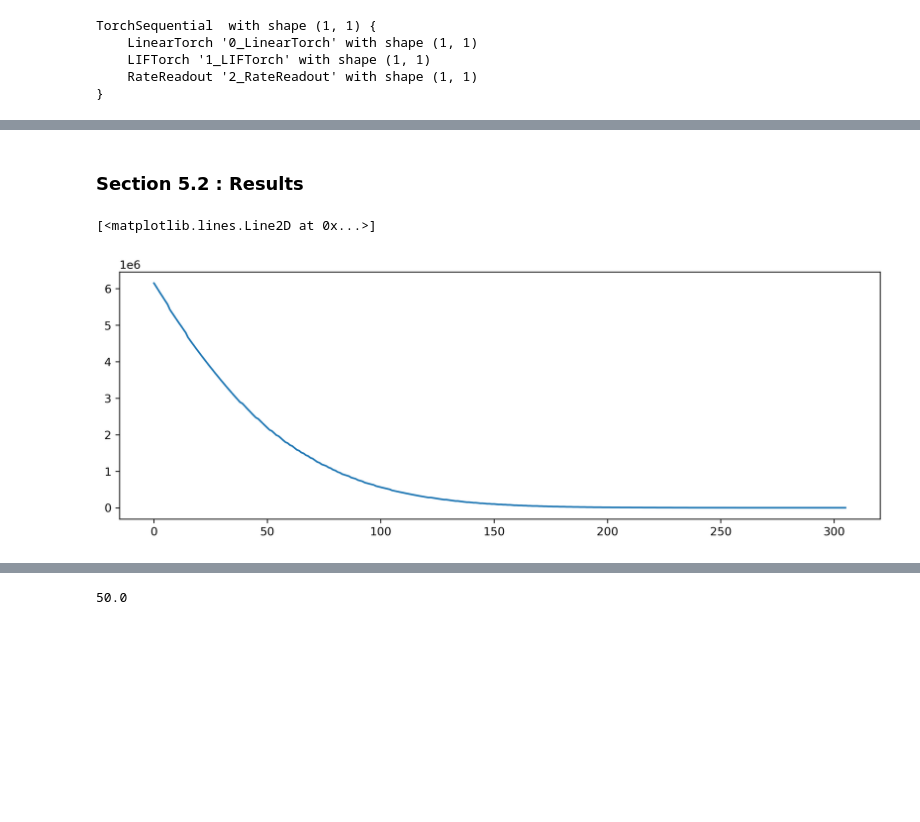
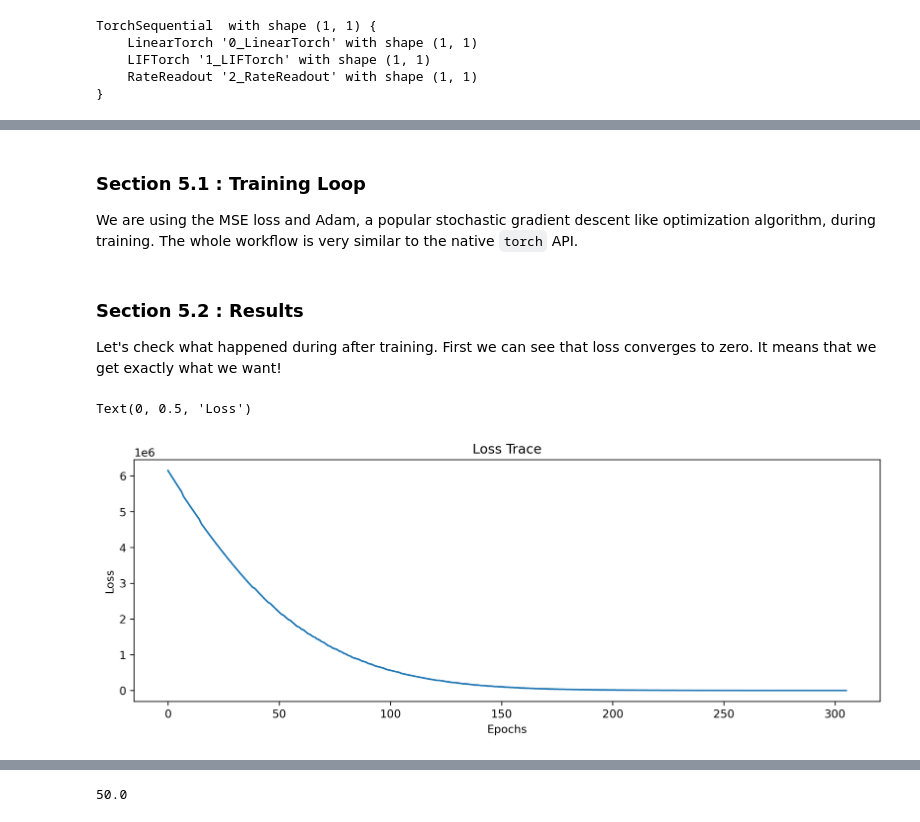
Before and after one commit to synsense/snn-workshop-amld-2022, a Jupyter notebook: 3. Training SNNs from scracth/training_snn_rate.ipynb, the cells around one changed output, grey strips where cells are left out. Cells and saved outputs as stored; diff of their text form; code cells hidden in the pictures; blank space fills up the shorter version.

Commit message:
section 5 and conclusion done

```diff
--- a/3. Training SNNs from scracth/training_snn_rate.ipynb
+++ b/3. Training SNNs from scracth/training_snn_rate.ipynb
@@ -390,30 +385,55 @@ TorchSequential  with shape (1, 1) {
+# %% [markdown]
+### Section 5.1 : Training Loop
+
+We are using the MSE loss and Adam, a popular stochastic gradient descent like optimization algorithm, during training. The whole workflow is very similar to the native `torch` API.
 # %%
-optim = Adam(model.parameters().astorch(), lr=1e-2)
+# Configure the optimization
+epochs = 1000
+learning_rate = 1e-2
+
+# Construct the optimizer
+optim = Adam(model.parameters().astorch(), lr=learning_rate)
+
+# Record the loss and parameters changes
 param_trace = []
 loss_trace = []
-grad_trace = []
 
-for i in tqdm(range(1000)):
+for i in tqdm(range(epochs)):
+
+    # Reset the state variables: Vmem, Isyn, spikes
     model.reset_state()
+
+    # Reset the optimizer
     optim.zero_grad()
-    out, state, rec = model.evolve(spike_ts, record=True)
 
-    # Calculate rate here
+    # Run model
+    out, state, rec = model(spike_ts, record=True)
+
+    # Calculate the MSE loss between expected rate and the target
     loss = crit(target, out)
     loss_trace.append(loss.item())
 
+    # Early stopping criteria
     if loss == 0:
         break
 
+    # Error backpropagation : readout -> LIF -> input
     loss.backward()
+
+    # Update the network parameters
     optim.step()
 
-    param_trace.append(model._modules['0_LinearTorch'].weight.data[0, 0].item())
-    grad_trace.append(model._modules['0_LinearTorch'].weight.grad[0, 0].item())
+    # Record the parameter change
+    param_trace.append(model[0].weight.data.item())
-# %% [markdown]
-### Section 5.2 : Results
-# %%
-plt.plot(loss_trace)
-# %% [output]
-[<matplotlib.lines.Line2D at 0x...>]
-[figure, removed]
+# %% [markdown]
+### Section 5.2 : Results
+
+Let's check what happened during after training. First we can see that loss converges to zero. It means that we get exactly what we want!
+# %%
+plt.plot(loss_trace)
+plt.title("Loss Trace")
+plt.xlabel("Epochs")
+plt.ylabel("Loss")
+# %% [output]
+Text(0, 0.5, 'Loss')
+[figure, added]
```
Also changed, not shown: parts of 14 cells of this notebook.
